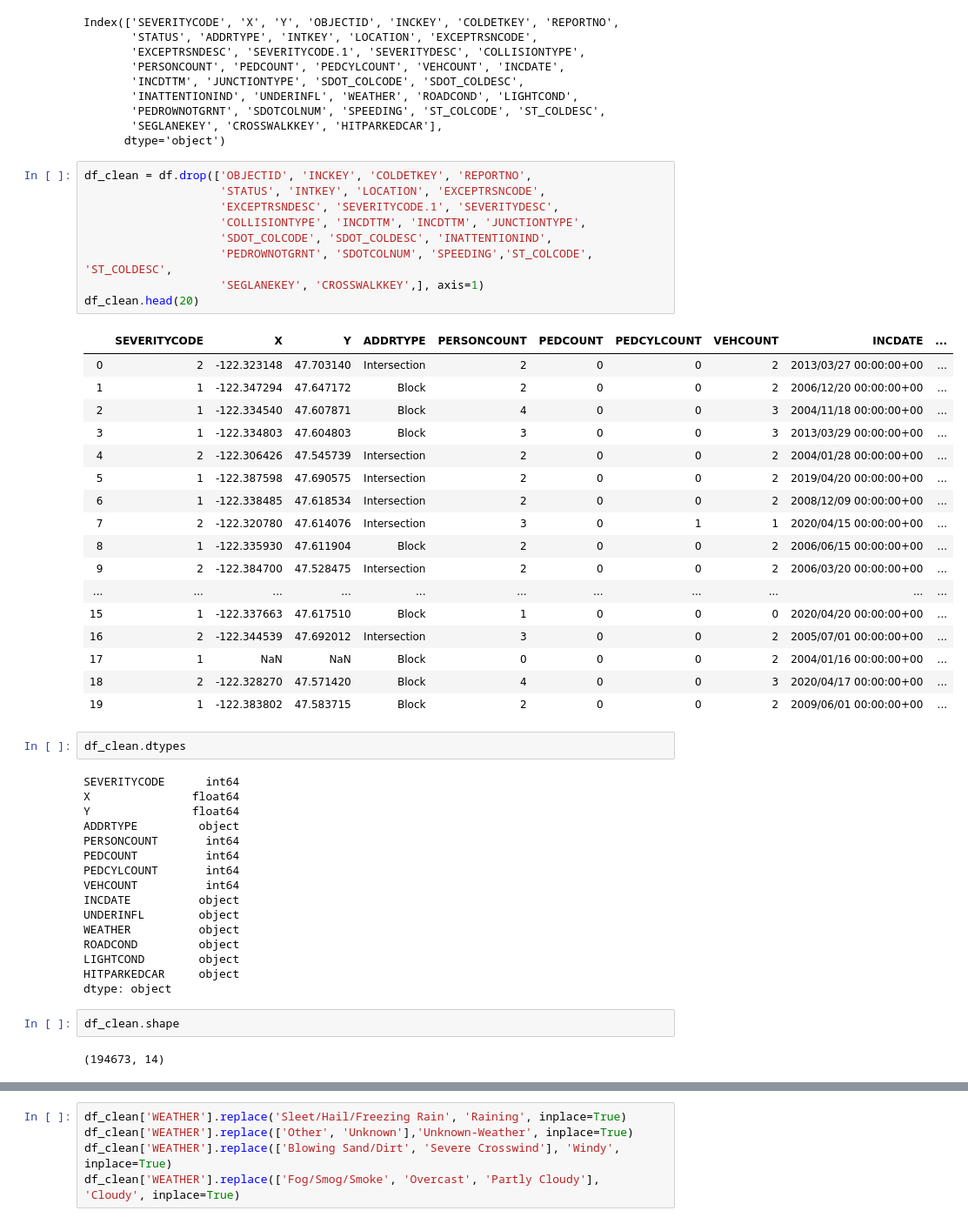
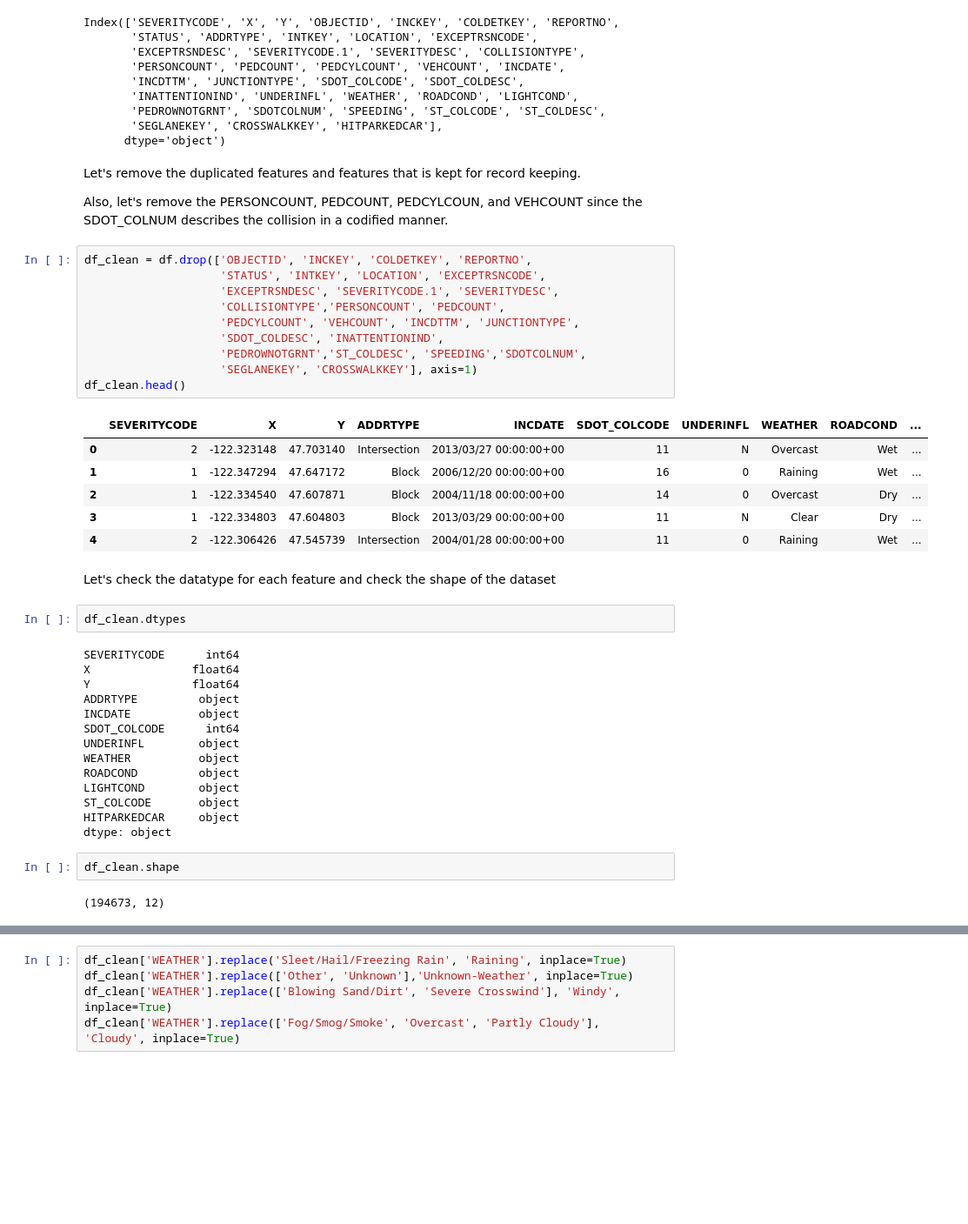
Before and after one commit to renbrent/Coursera_Capstone, a Jupyter notebook: capstone.ipynb, the cells around one changed output, grey strips where cells are left out. Shown at 87% size. Drawn from its saved outputs; the diff is of its cells as text; blank space fills up the shorter version.

```diff
--- a/capstone.ipynb
+++ b/capstone.ipynb
@@ -46,33 +63,29 @@ Index(['SEVERITYCODE', 'X', 'Y', 'OBJECTID', 'INCKEY', 'COLDETKEY', 'REPORTNO',
        'PEDROWNOTGRNT', 'SDOTCOLNUM', 'SPEEDING', 'ST_COLCODE', 'ST_COLDESC',
        'SEGLANEKEY', 'CROSSWALKKEY', 'HITPARKEDCAR'],
       dtype='object')
+# %% [markdown]
+Let's remove the duplicated features and features that is kept for record keeping.
+
+Also, let's remove the PERSONCOUNT, PEDCOUNT, PEDCYLCOUN, and VEHCOUNT since the SDOT_COLNUM describes the collision in a codified manner.
 # %%
 df_clean = df.drop(['OBJECTID', 'INCKEY', 'COLDETKEY', 'REPORTNO',
                     'STATUS', 'INTKEY', 'LOCATION', 'EXCEPTRSNCODE',
                     'EXCEPTRSNDESC', 'SEVERITYCODE.1', 'SEVERITYDESC',
-                    'COLLISIONTYPE', 'INCDTTM', 'INCDTTM', 'JUNCTIONTYPE',
-                    'SDOT_COLCODE', 'SDOT_COLDESC', 'INATTENTIONIND',
-                    'PEDROWNOTGRNT', 'SDOTCOLNUM', 'SPEEDING','ST_COLCODE', 'ST_COLDESC',
-                    'SEGLANEKEY', 'CROSSWALKKEY',], axis=1)
-df_clean.head(20)
+                    'COLLISIONTYPE','PERSONCOUNT', 'PEDCOUNT',
+                    'PEDCYLCOUNT', 'VEHCOUNT', 'INCDTTM', 'JUNCTIONTYPE',
+                    'SDOT_COLDESC', 'INATTENTIONIND',
+                    'PEDROWNOTGRNT','ST_COLDESC', 'SPEEDING','SDOTCOLNUM',
+                    'SEGLANEKEY', 'CROSSWALKKEY'], axis=1)
+df_clean.head()
 # %% [output]
-|  | SEVERITYCODE | X | Y | ADDRTYPE | PERSONCOUNT | PEDCOUNT | PEDCYLCOUNT | VEHCOUNT | INCDATE | ... |
-| 0 | 2 | -122.323148 | 47.703140 | Intersection | 2 | 0 | 0 | 2 | 2013/03/27 00:00:00+00 | ... |
-| 1 | 1 | -122.347294 | 47.647172 | Block | 2 | 0 | 0 | 2 | 2006/12/20 00:00:00+00 | ... |
-| 2 | 1 | -122.334540 | 47.607871 | Block | 4 | 0 | 0 | 3 | 2004/11/18 00:00:00+00 | ... |
-| 3 | 1 | -122.334803 | 47.604803 | Block | 3 | 0 | 0 | 3 | 2013/03/29 00:00:00+00 | ... |
-| 4 | 2 | -122.306426 | 47.545739 | Intersection | 2 | 0 | 0 | 2 | 2004/01/28 00:00:00+00 | ... |
-| 5 | 1 | -122.387598 | 47.690575 | Intersection | 2 | 0 | 0 | 2 | 2019/04/20 00:00:00+00 | ... |
-| 6 | 1 | -122.338485 | 47.618534 | Intersection | 2 | 0 | 0 | 2 | 2008/12/09 00:00:00+00 | ... |
-| 7 | 2 | -122.320780 | 47.614076 | Intersection | 3 | 0 | 1 | 1 | 2020/04/15 00:00:00+00 | ... |
-| 8 | 1 | -122.335930 | 47.611904 | Block | 2 | 0 | 0 | 2 | 2006/06/15 00:00:00+00 | ... |
-| 9 | 2 | -122.384700 | 47.528475 | Intersection | 2 | 0 | 0 | 2 | 2006/03/20 00:00:00+00 | ... |
-| ... | ... | ... | ... | ... | ... | ... | ... | ... | ... | ... |
-| 15 | 1 | -122.337663 | 47.617510 | Block | 1 | 0 | 0 | 0 | 2020/04/20 00:00:00+00 | ... |
-| 16 | 2 | -122.344539 | 47.692012 | Intersection | 3 | 0 | 0 | 2 | 2005/07/01 00:00:00+00 | ... |
-| 17 | 1 | NaN | NaN | Block | 0 | 0 | 0 | 2 | 2004/01/16 00:00:00+00 | ... |
-| 18 | 2 | -122.328270 | 47.571420 | Block | 4 | 0 | 0 | 3 | 2020/04/17 00:00:00+00 | ... |
-| 19 | 1 | -122.383802 | 47.583715 | Block | 2 | 0 | 0 | 2 | 2009/06/01 00:00:00+00 | ... |
+|  | SEVERITYCODE | X | Y | ADDRTYPE | INCDATE | SDOT_COLCODE | UNDERINFL | WEATHER | ROADCOND | ... |
+| 0 | 2 | -122.323148 | 47.703140 | Intersection | 2013/03/27 00:00:00+00 | 11 | N | Overcast | Wet | ... |
+| 1 | 1 | -122.347294 | 47.647172 | Block | 2006/12/20 00:00:00+00 | 16 | 0 | Raining | Wet | ... |
+| 2 | 1 | -122.334540 | 47.607871 | Block | 2004/11/18 00:00:00+00 | 14 | 0 | Overcast | Dry | ... |
+| 3 | 1 | -122.334803 | 47.604803 | Block | 2013/03/29 00:00:00+00 | 11 | N | Clear | Dry | ... |
+| 4 | 2 | -122.306426 | 47.545739 | Intersection | 2004/01/28 00:00:00+00 | 11 | 0 | Raining | Wet | ... |
+# %% [markdown]
+Let's check the datatype for each feature and check the shape of the dataset
 # %%
 df_clean.dtypes
 # %% [output]
@@ -80,18 +93,16 @@ SEVERITYCODE      int64
 X               float64
 Y               float64
 ADDRTYPE         object
-PERSONCOUNT       int64
-PEDCOUNT          int64
-PEDCYLCOUNT       int64
-VEHCOUNT          int64
 INCDATE          object
+SDOT_COLCODE      int64
 UNDERINFL        object
 WEATHER          object
 ROADCOND         object
 LIGHTCOND        object
+ST_COLCODE       object
 HITPARKEDCAR     object
 dtype: object
 # %%
 df_clean.shape
 # %% [output]
-(194673, 14)
+(194673, 12)
```
Also changed, not shown: parts of 120 cells of this notebook, 18 other files.
